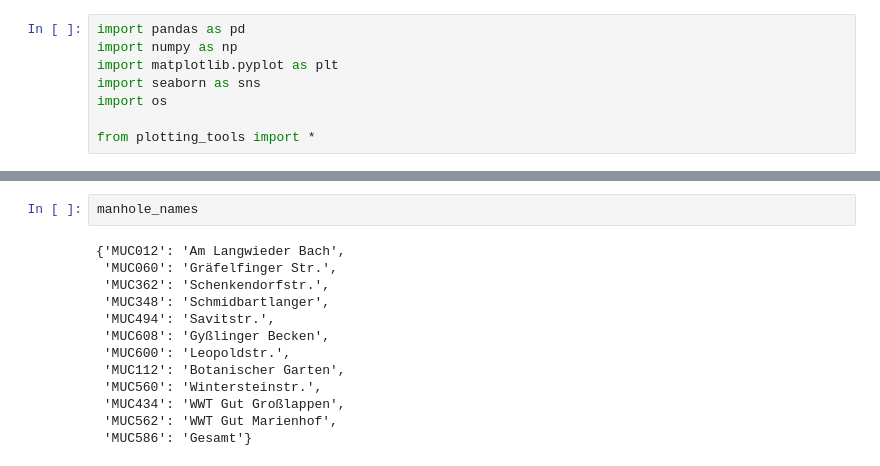
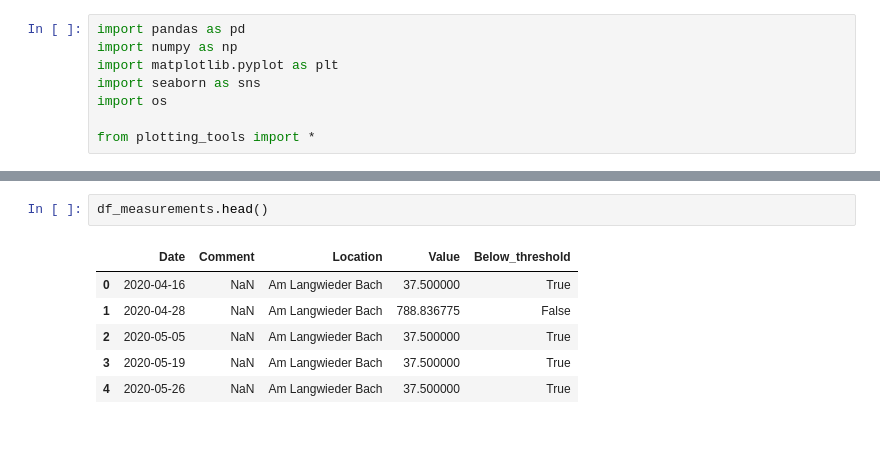
Before and after one commit to schminin/INSIDeMunich, a Jupyter notebook: analysis/scripts/basic_wastewater_visualizations.ipynb, the cells around one changed output, grey strips where cells are left out. Cells and saved outputs as stored; diff of their text form; blank space fills up the shorter version.

```diff
--- a/analysis/scripts/basic_wastewater_visualizations.ipynb
+++ b/analysis/scripts/basic_wastewater_visualizations.ipynb
@@ -30,15 +41,9 @@ array(['MUC012', 'MUC060', 'MUC112', 'MUC348', 'MUC362', 'MUC434',
-# %%
-manhole_names
-# %% [output]
-{'MUC012': 'Am Langwieder Bach',
- 'MUC060': 'Gräfelfinger Str.',
- 'MUC362': 'Schenkendorfstr.',
- 'MUC348': 'Schmidbartlanger',
- 'MUC494': 'Savitstr.',
- 'MUC608': 'Gyßlinger Becken',
- 'MUC600': 'Leopoldstr.',
- 'MUC112': 'Botanischer Garten',
- 'MUC560': 'Wintersteinstr.',
- 'MUC434': 'WWT Gut Großlappen',
- 'MUC562': 'WWT Gut Marienhof',
- 'MUC586': 'Gesamt'}
+# %%
+df_measurements.head()
+# %% [output]
+|  | Date | Comment | Location | Value | Below_threshold |
+| 0 | 2020-04-16 | NaN | Am Langwieder Bach | 37.500000 | True |
+| 1 | 2020-04-28 | NaN | Am Langwieder Bach | 788.836775 | False |
+| 2 | 2020-05-05 | NaN | Am Langwieder Bach | 37.500000 | True |
+| 3 | 2020-05-19 | NaN | Am Langwieder Bach | 37.500000 | True |
+| 4 | 2020-05-26 | NaN | Am Langwieder Bach | 37.500000 | True |
```
Also changed, not shown: parts of 11 cells of this notebook, 1 other file.
